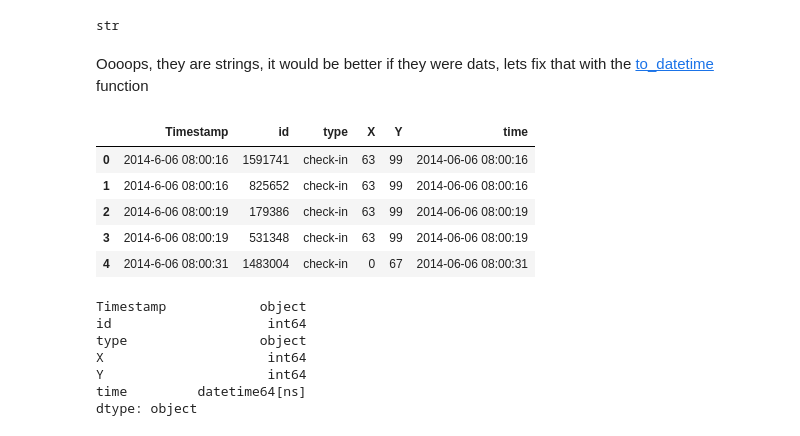
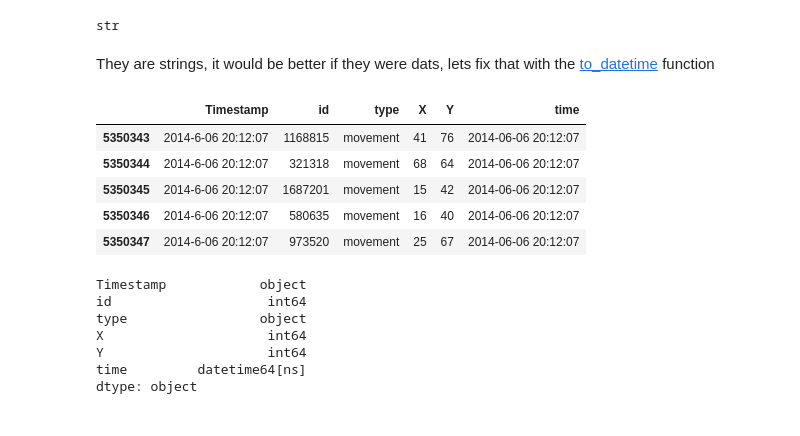
Before and after one commit to diego0020/va_course_2015, a Jupyter notebook: First look at the Data.ipynb, the cells around one changed output. Saved outputs shown, nothing was run; the diff lists cells and outputs as text; code cells hidden in the pictures.

```diff
--- a/First look at the Data.ipynb
+++ b/First look at the Data.ipynb
@@ -68,19 +93,19 @@ type(df.Timestamp[0])
 # %% [output]
 str
 # %% [markdown]
-Oooops, they are strings, it would be better if they were dats, lets fix that
+They are strings, it would be better if they were dats, lets fix that
 with the [to_datetime](http://pandas.pydata.org/pandas-docs/stable/generated/pandas.to_datetime.html?highlight=to_datetime#pandas.to_datetime) function
 # %%
 df["time"] = pd.to_datetime(df.Timestamp, format="%Y-%m-%d %H:%M:%S")
 # %%
-df.head()
+df.tail()
 # %% [output]
 |  | Timestamp | id | type | X | Y | time |
-| 0 | 2014-6-06 08:00:16 | 1591741 | check-in | 63 | 99 | 2014-06-06 08:00:16 |
-| 1 | 2014-6-06 08:00:16 | 825652 | check-in | 63 | 99 | 2014-06-06 08:00:16 |
-| 2 | 2014-6-06 08:00:19 | 179386 | check-in | 63 | 99 | 2014-06-06 08:00:19 |
-| 3 | 2014-6-06 08:00:19 | 531348 | check-in | 63 | 99 | 2014-06-06 08:00:19 |
-| 4 | 2014-6-06 08:00:31 | 1483004 | check-in | 0 | 67 | 2014-06-06 08:00:31 |
+| 5350343 | 2014-6-06 20:12:07 | 1168815 | movement | 41 | 76 | 2014-06-06 20:12:07 |
+| 5350344 | 2014-6-06 20:12:07 | 321318 | movement | 68 | 64 | 2014-06-06 20:12:07 |
+| 5350345 | 2014-6-06 20:12:07 | 1687201 | movement | 15 | 42 | 2014-06-06 20:12:07 |
+| 5350346 | 2014-6-06 20:12:07 | 580635 | movement | 16 | 40 | 2014-06-06 20:12:07 |
+| 5350347 | 2014-6-06 20:12:07 | 973520 | movement | 25 | 67 | 2014-06-06 20:12:07 |
 # %%
 df.dtypes
 # %% [output]
```
Also changed, not shown: parts of 25 cells of this notebook.
